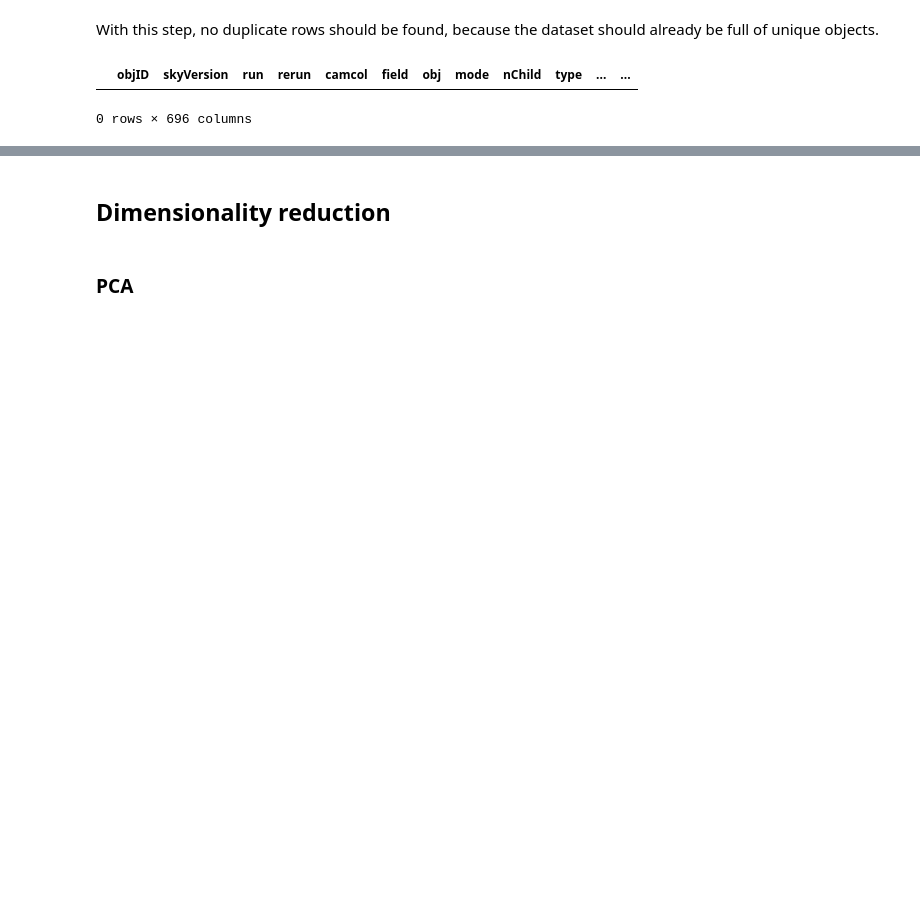
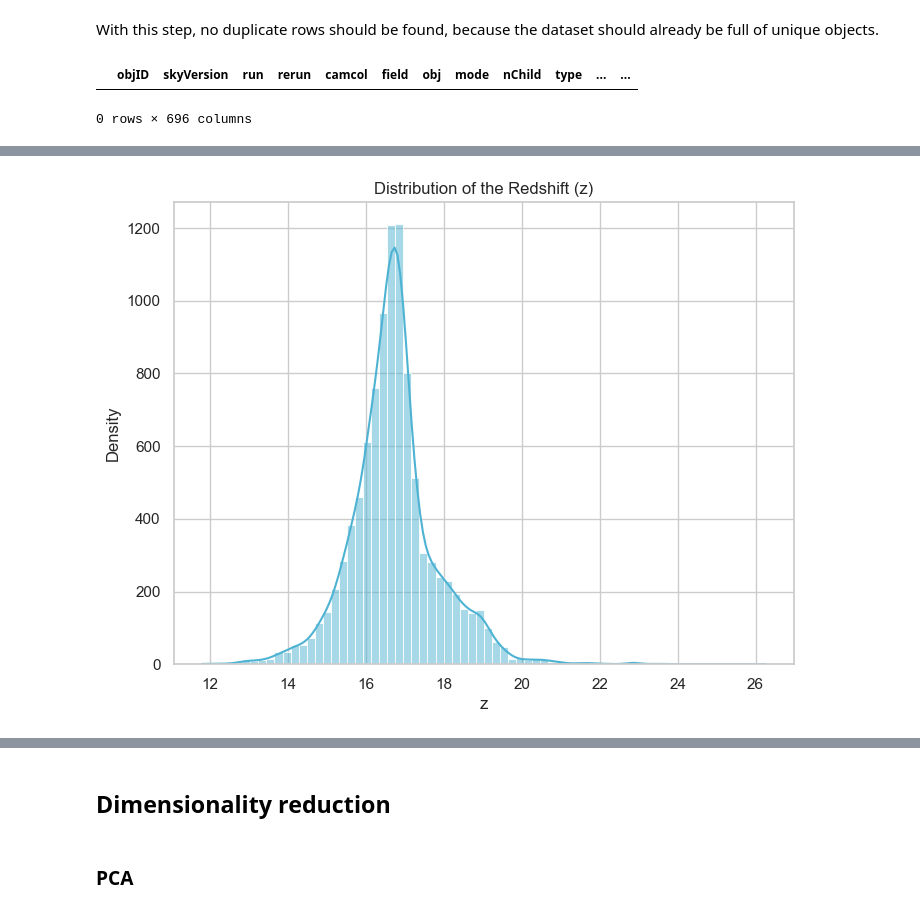
Before and after one commit to EmmaTosato/Spectral-AnalysisProject, a Jupyter notebook: project.ipynb, the cells around one changed output, grey strips where cells are left out. Cells and saved outputs as stored; diff of their text form; code cells hidden in the pictures; blank space fills up the shorter version.

```diff
--- a/project.ipynb
+++ b/project.ipynb
@@ -134,0 +264,6 @@ I will select a subset of columns in order to make the next part of this project
+# %%
+# Calculate Z-scores on the 'z' column
+z_scores = stats.zscore(df['z'])
+
+# Identify outliers based on Z-scores
+outliers = (z_scores > 3) | (z_scores < -3)
@@ -134,0 +287,19 @@ I will select a subset of columns in order to make the next part of this project
+# %%
+# Drop rows corresponding to outliers
+df.drop(df[outliers].index, inplace=True)
+
+# Reset the index of the DataFrame
+df.reset_index(drop=True, inplace=True)
+# %%
+# Set Seaborn style
+sns.set(style="whitegrid")
+
+# Create a distribution plot using Seaborn
+plt.figure(figsize=(8, 6))
+sns.histplot(df['z'], bins=70, color = '#4eb3d3', kde=True)
+plt.title("Distribution of the Redshift (z)")
+plt.xlabel("z")
+plt.ylabel("Density")
+plt.show()
+# %% [output]
+[figure, added]
```
Also changed, not shown: parts of 27 cells of this notebook.
